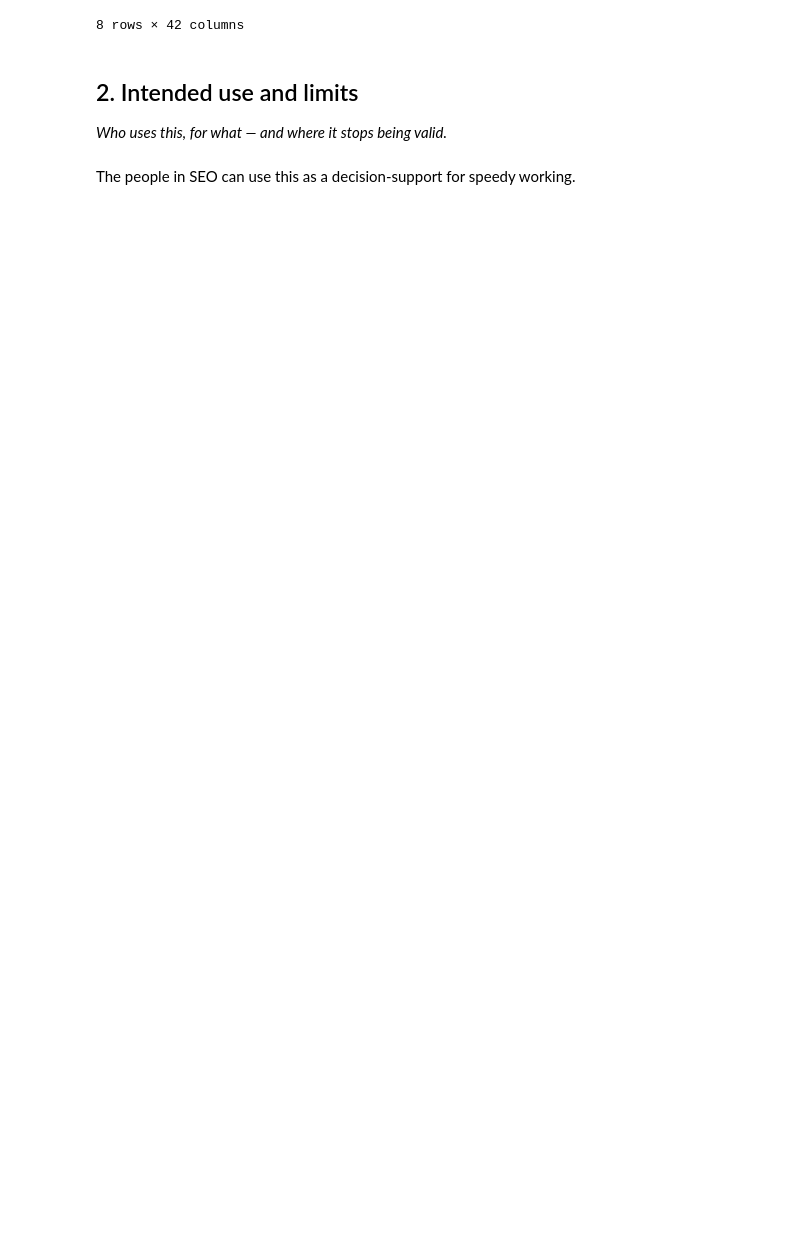
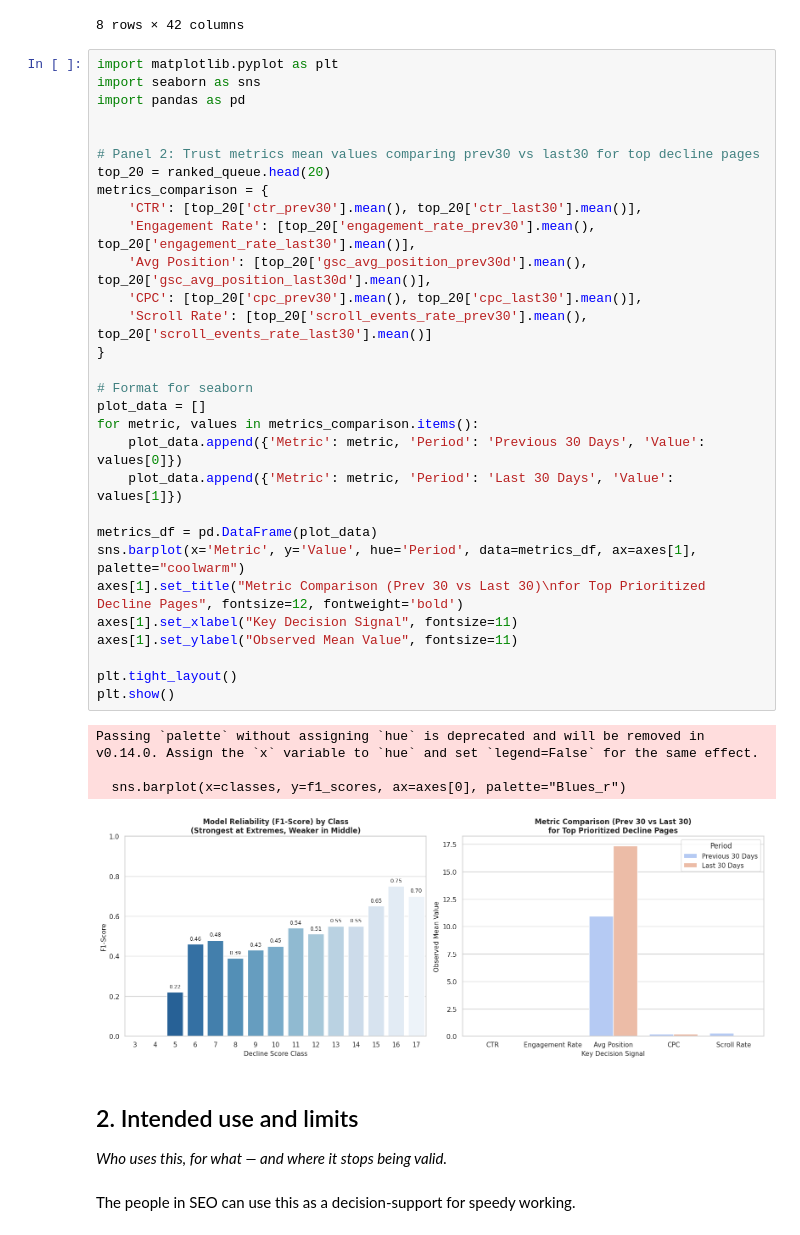
Before and after one commit to MuhammadFaizan0023/FlyRank_ML_internship_repo, a Jupyter notebook: work/notebooks/w07_action_playbook.ipynb, the cells around one changed output. Cells and saved outputs as stored; diff of their text form; blank space fills up the shorter version.

```diff
--- a/work/notebooks/w07_action_playbook.ipynb
+++ b/work/notebooks/w07_action_playbook.ipynb
@@ -134,6 +169,41 @@ display(summary_stats)
 | 75% | 17.0 | 7.000000 | 2.000000 | 1010.250000 | 427.250000 | ... |
 | max | 17.0 | 8.000000 | 6.000000 | 1925.000000 | 1035.000000 | ... |
 8 rows × 42 columns
+# %%
+import matplotlib.pyplot as plt
+import seaborn as sns
+import pandas as pd
+
+
+# Panel 2: Trust metrics mean values comparing prev30 vs last30 for top decline pages
+top_20 = ranked_queue.head(20)
+metrics_comparison = {
+    'CTR': [top_20['ctr_prev30'].mean(), top_20['ctr_last30'].mean()],
+    'Engagement Rate': [top_20['engagement_rate_prev30'].mean(), top_20['engagement_rate_last30'].mean()],
+    'Avg Position': [top_20['gsc_avg_position_prev30d'].mean(), top_20['gsc_avg_position_last30d'].mean()],
+    'CPC': [top_20['cpc_prev30'].mean(), top_20['cpc_last30'].mean()],
+    'Scroll Rate': [top_20['scroll_events_rate_prev30'].mean(), top_20['scroll_events_rate_last30'].mean()]
+}
+
+# Format for seaborn
+plot_data = []
+for metric, values in metrics_comparison.items():
+    plot_data.append({'Metric': metric, 'Period': 'Previous 30 Days', 'Value': values[0]})
+    plot_data.append({'Metric': metric, 'Period': 'Last 30 Days', 'Value': values[1]})
+
+metrics_df = pd.DataFrame(plot_data)
+sns.barplot(x='Metric', y='Value', hue='Period', data=metrics_df, ax=axes[1], palette="coolwarm")
+axes[1].set_title("Metric Comparison (Prev 30 vs Last 30)\nfor Top Prioritized Decline Pages", fontsize=12, fontweight='bold')
+axes[1].set_xlabel("Key Decision Signal", fontsize=11)
+axes[1].set_ylabel("Observed Mean Value", fontsize=11)
+
+plt.tight_layout()
+plt.show()
+# %% [output]
+Passing `palette` without assigning `hue` is deprecated and will be removed in v0.14.0. Assign the `x` variable to `hue` and set `legend=False` for the same effect.
+
+  sns.barplot(x=classes, y=f1_scores, ax=axes[0], palette="Blues_r")
+[figure, added]
 # %% [markdown]
 ## 2. Intended use and limits
 
```
Also changed, not shown: parts of 7 cells of this notebook.
